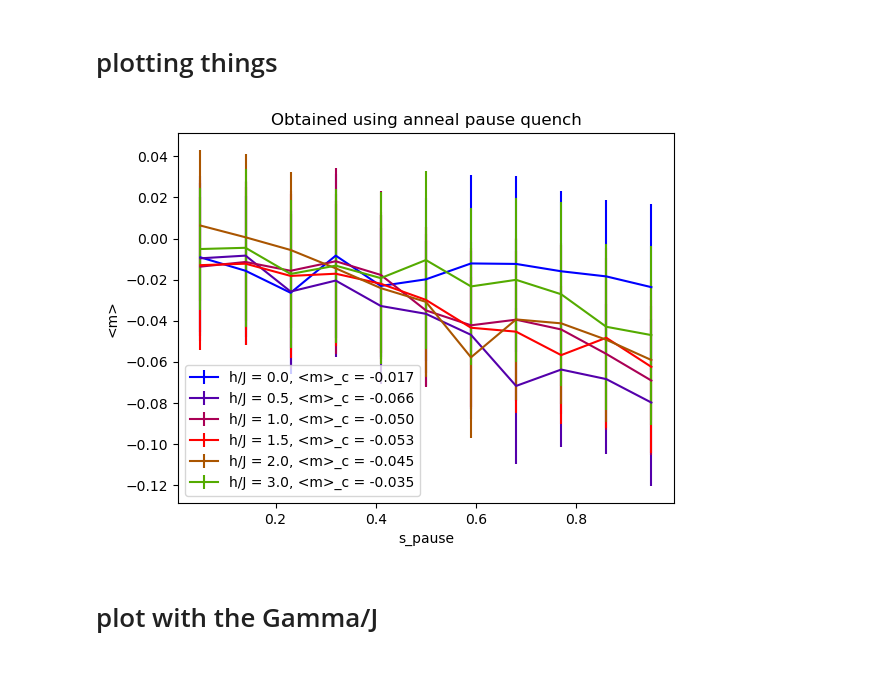
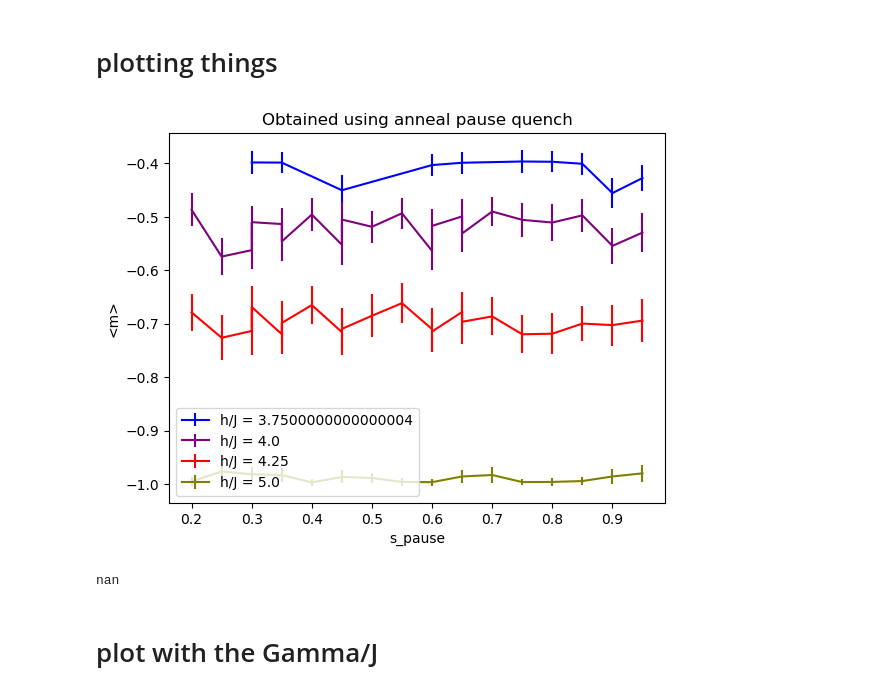
Before and after one commit to vdrouint/d-wave-other, a Jupyter notebook: kagome-tfim/processing_apq.ipynb, the cells around one changed output. Saved outputs shown, nothing was run; the diff lists cells and outputs as text; code cells hidden in the pictures.

```diff
--- a/kagome-tfim/processing_apq.ipynb
+++ b/kagome-tfim/processing_apq.ipynb
@@ -251,7 +251,7 @@ for i in range(len(del_dup_couples)):
 # %% [markdown]
 # process anneal pause quench
 # %%
-mainfolder = list(Path('./data/raw_apq_v3').glob('*'))
+mainfolder = list(Path('./data/raw_apq_v4').glob('*'))
 #mainfolder = list(Path('./data/raw_apq_zx').glob('*'))
 
 
@@ -467,34 +453,38 @@ import matplotlib
 # %%
 #sort the h1list
 sorted_hs = np.array([float(h1list[i]) for i in range(len(h1list))])
 sort_index = np.argsort(sorted_hs)
 
 colors = len(list_of_folders)
 cmap = matplotlib.cm.get_cmap('brg')
 
 some_k = range(len(list_of_folders))
 #some_k = [0]
 for k in some_k:
     h1_print_val = h1list[sort_index[k]]
     file_name = where_to_save + "processed_h=" + h1_print_val + ".hdf5"
     data = h5py.File(file_name, 'r')
     xval = data['slist']
     yval = np.mean(data['good_down_triangle_magnetization'], axis = 1)
-    avg_classical_mag = np.mean(yval[-3:-1])
+    #avg_classical_mag = np.mean(yval[-3:-1])
     #yval = yval - avg_classical_mag
 
     error = np.std(data['good_down_triangle_magnetization'], axis = 1)
     #plt.plot(xval, yval, label = 'h/J = ' + str(float(h1_print_val)*1.5120125550062011))
     rgba = cmap(k/len(list_of_folders))
-    plt.errorbar(xval, yval, yerr = error, label = 'h/J = ' + str(float(h1_print_val)*1.5120125550062011) + ', <m>_c = {0:.3f}'.format(avg_classical_mag), color = rgba)
+    plt.errorbar(xval, yval, yerr = error, label = 'h/J = ' + str(float(h1_print_val)*1.5120125550062011) , color = rgba)
 plt.legend()
 plt.xlabel('s_pause')
 plt.ylabel('<m>')
 #plt.ylim((-1,0))
 plt.title('Obtained using anneal pause quench')
 plt.show()
 # %% [output]
-[figure, old version]
+[figure, new version]
+# %%
+yval
+# %% [output]
+nan
 # %% [markdown]
 # plot with the Gamma/J
 # %%
```
Also changed, not shown: parts of 2 cells of this notebook, 2 other files.
